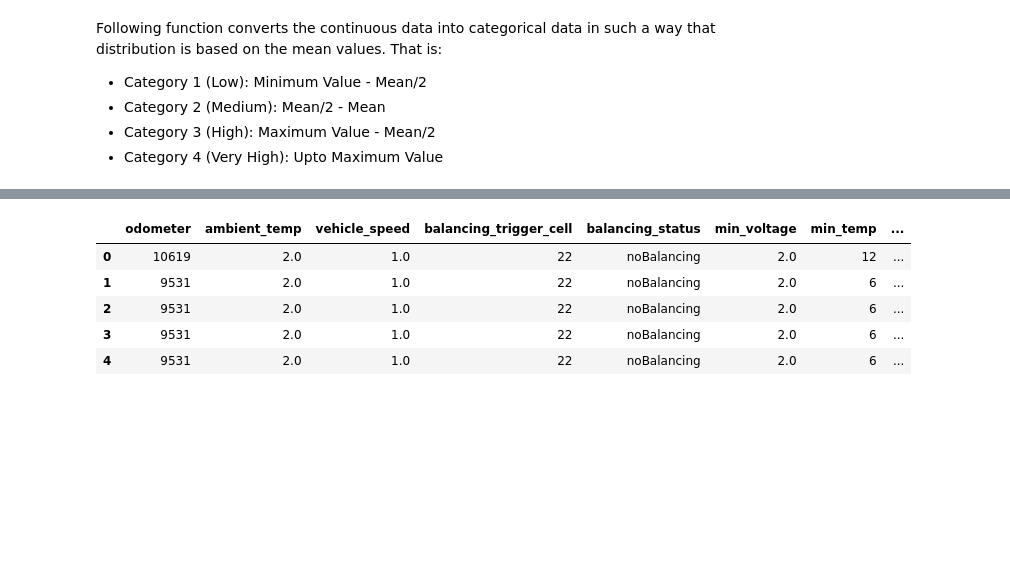
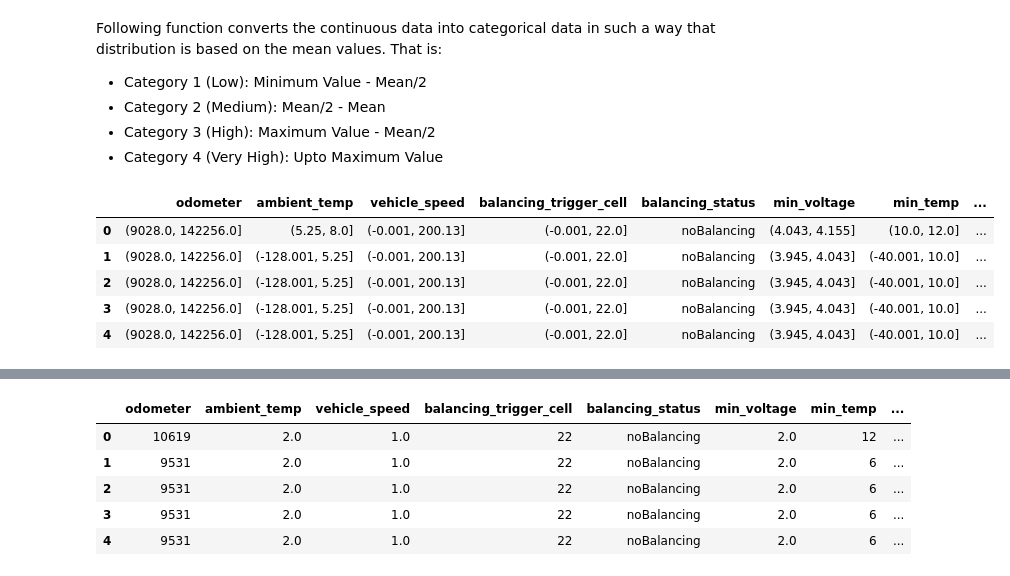
Before and after one commit to musman2012/ml-data_science, a Jupyter notebook: SOH_Prediction/Phase_II_ML.ipynb, the cells around one changed output, grey strips where cells are left out. Saved outputs shown, nothing was run; the diff lists cells and outputs as text; code cells hidden in the pictures; blank space fills up the shorter version.

```diff
--- a/SOH_Prediction/Phase_II_ML.ipynb
+++ b/SOH_Prediction/Phase_II_ML.ipynb
@@ -88,3 +90,20 @@ Following function converts the continuous data into categorical data in such a
 *   Category 2 (Medium): Mean/2 - Mean
 *   Category 3 (High): Maximum Value - Mean/2
 *   Category 4 (Very High): Upto Maximum Value
+# %%
+int_cols = filtered_data.select_dtypes('int64') ## finding all the continuous variables
+float_cols = filtered_data.select_dtypes('float')
+int_cols = int_cols.loc[:, int_cols.nunique() > 4]
+float_cols = float_cols.loc[:, float_cols.nunique() > 4]
+for col in int_cols.columns:
+  filtered_data[col] = pd.qcut(filtered_data[col], duplicates='drop', q=5)
+for col in float_cols.columns:
+  filtered_data[col] = pd.qcut(filtered_data[col], duplicates='drop', q=5)
+filtered_data.head()
+# %% [output]
+|  | odometer | ambient_temp | vehicle_speed | balancing_trigger_cell | balancing_status | min_voltage | min_temp | ... |
+| 0 | (9028.0, 142256.0] | (5.25, 8.0] | (-0.001, 200.13] | (-0.001, 22.0] | noBalancing | (4.043, 4.155] | (10.0, 12.0] | ... |
+| 1 | (9028.0, 142256.0] | (-128.001, 5.25] | (-0.001, 200.13] | (-0.001, 22.0] | noBalancing | (3.945, 4.043] | (-40.001, 10.0] | ... |
+| 2 | (9028.0, 142256.0] | (-128.001, 5.25] | (-0.001, 200.13] | (-0.001, 22.0] | noBalancing | (3.945, 4.043] | (-40.001, 10.0] | ... |
+| 3 | (9028.0, 142256.0] | (-128.001, 5.25] | (-0.001, 200.13] | (-0.001, 22.0] | noBalancing | (3.945, 4.043] | (-40.001, 10.0] | ... |
+| 4 | (9028.0, 142256.0] | (-128.001, 5.25] | (-0.001, 200.13] | (-0.001, 22.0] | noBalancing | (3.945, 4.043] | (-40.001, 10.0] | ... |
```
Also changed, not shown: parts of 2 cells of this notebook.
